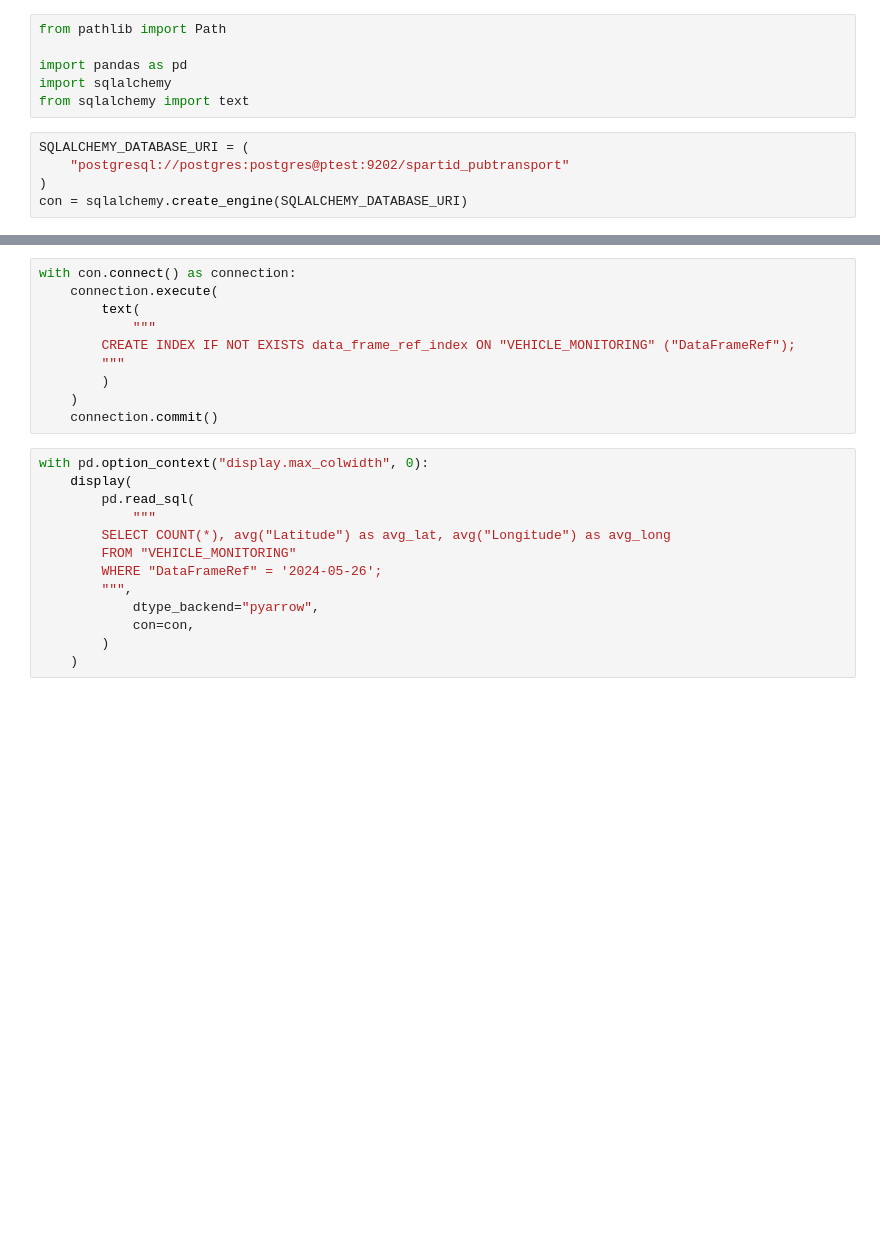
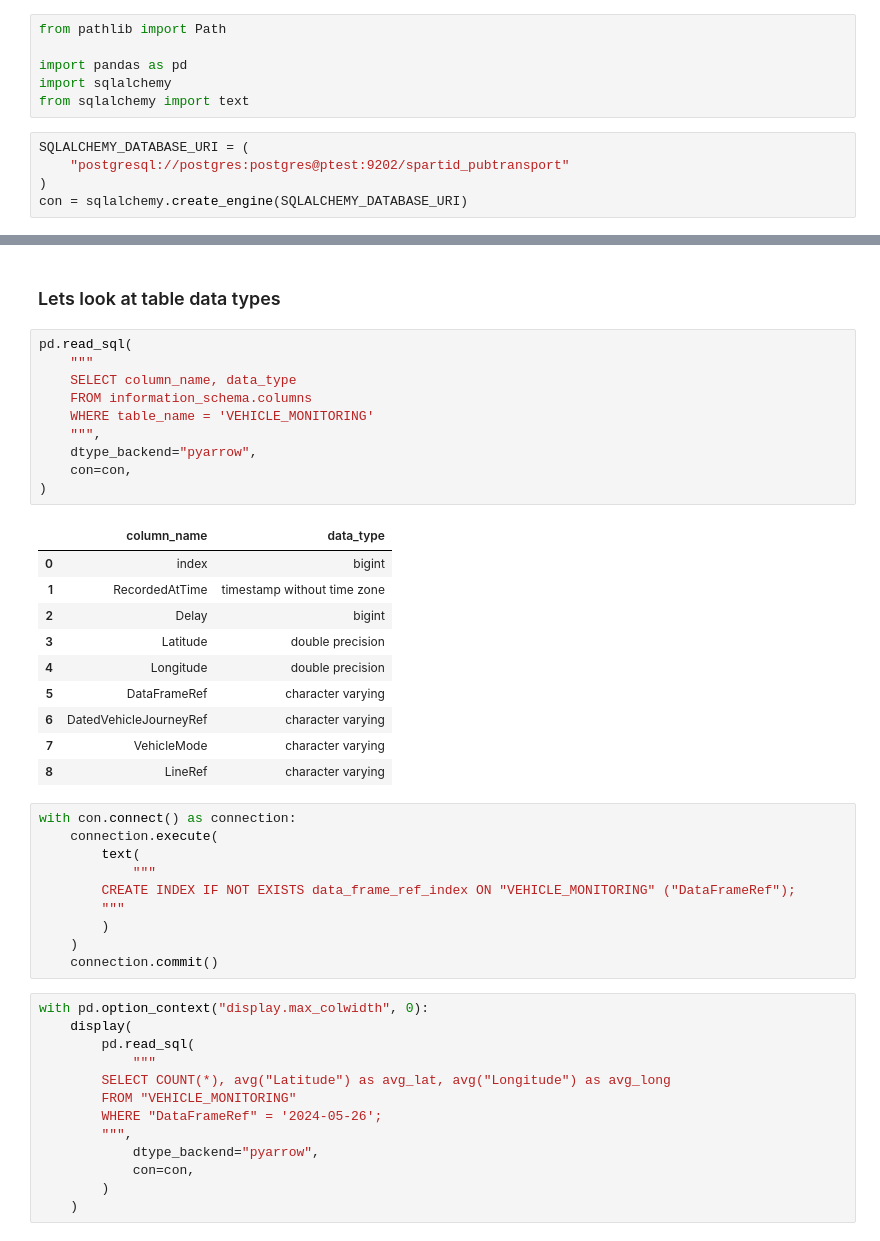
Before and after one commit to knuthp/spartid-pubtransport, a Jupyter notebook: notebooks/poller_to_parquet.ipynb, the cells around one changed output, grey strips where cells are left out. Cells and saved outputs as stored; diff of their text form; blank space fills up the shorter version.

```diff
--- a/notebooks/poller_to_parquet.ipynb
+++ b/notebooks/poller_to_parquet.ipynb
@@ -22,3 +32,26 @@ pd.read_sql(
+# %% [markdown]
+### Lets look at table data types
+# %%
+pd.read_sql(
+    """
+    SELECT column_name, data_type
+    FROM information_schema.columns
+    WHERE table_name = 'VEHICLE_MONITORING'
+    """,
+    dtype_backend="pyarrow",
+    con=con,
+)
+# %% [output]
+|  | column_name | data_type |
+| 0 | index | bigint |
+| 1 | RecordedAtTime | timestamp without time zone |
+| 2 | Delay | bigint |
+| 3 | Latitude | double precision |
+| 4 | Longitude | double precision |
+| 5 | DataFrameRef | character varying |
+| 6 | DatedVehicleJourneyRef | character varying |
+| 7 | VehicleMode | character varying |
+| 8 | LineRef | character varying |
 # %%
 with con.connect() as connection:
     connection.execute(
```
Also changed, not shown: parts of 11 cells of this notebook, 2 other files.
